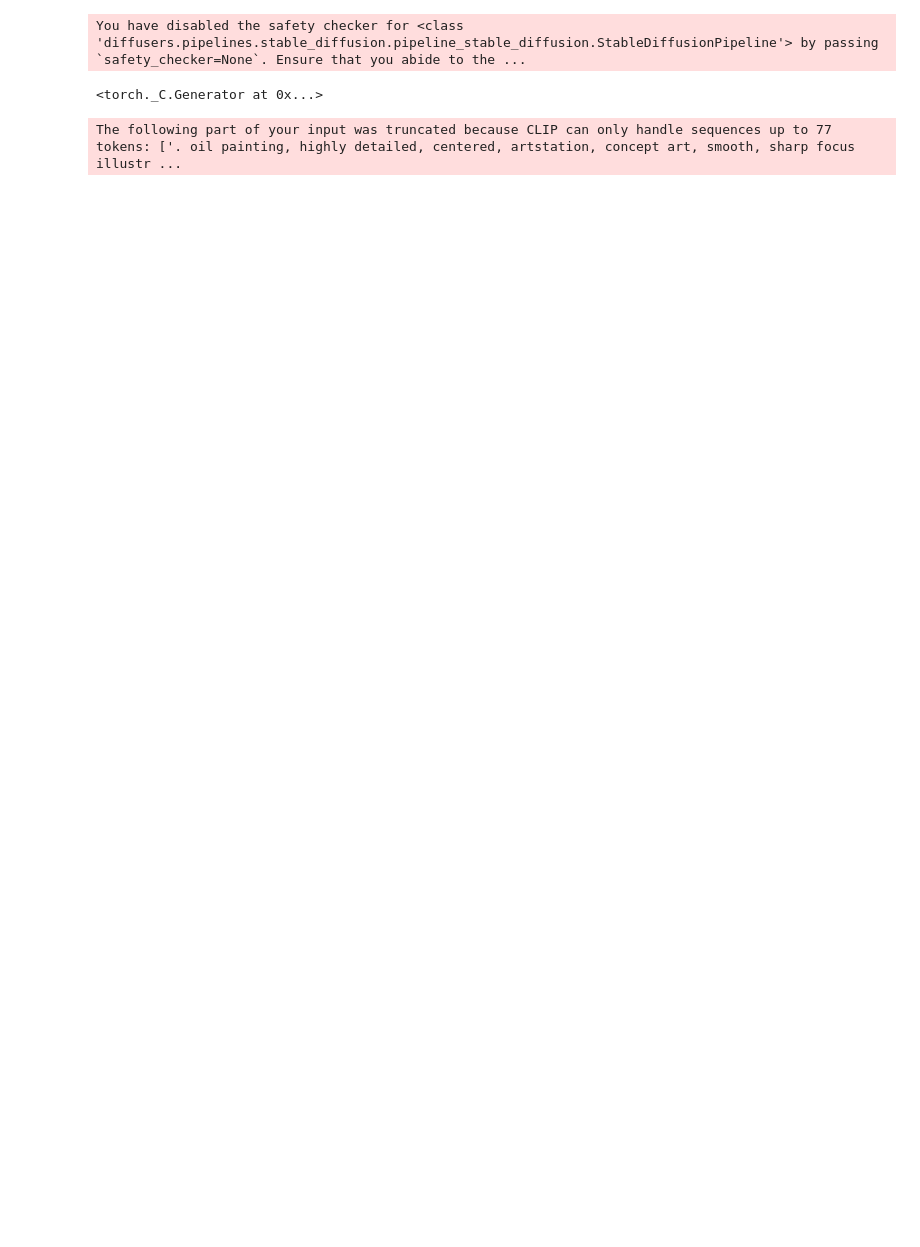
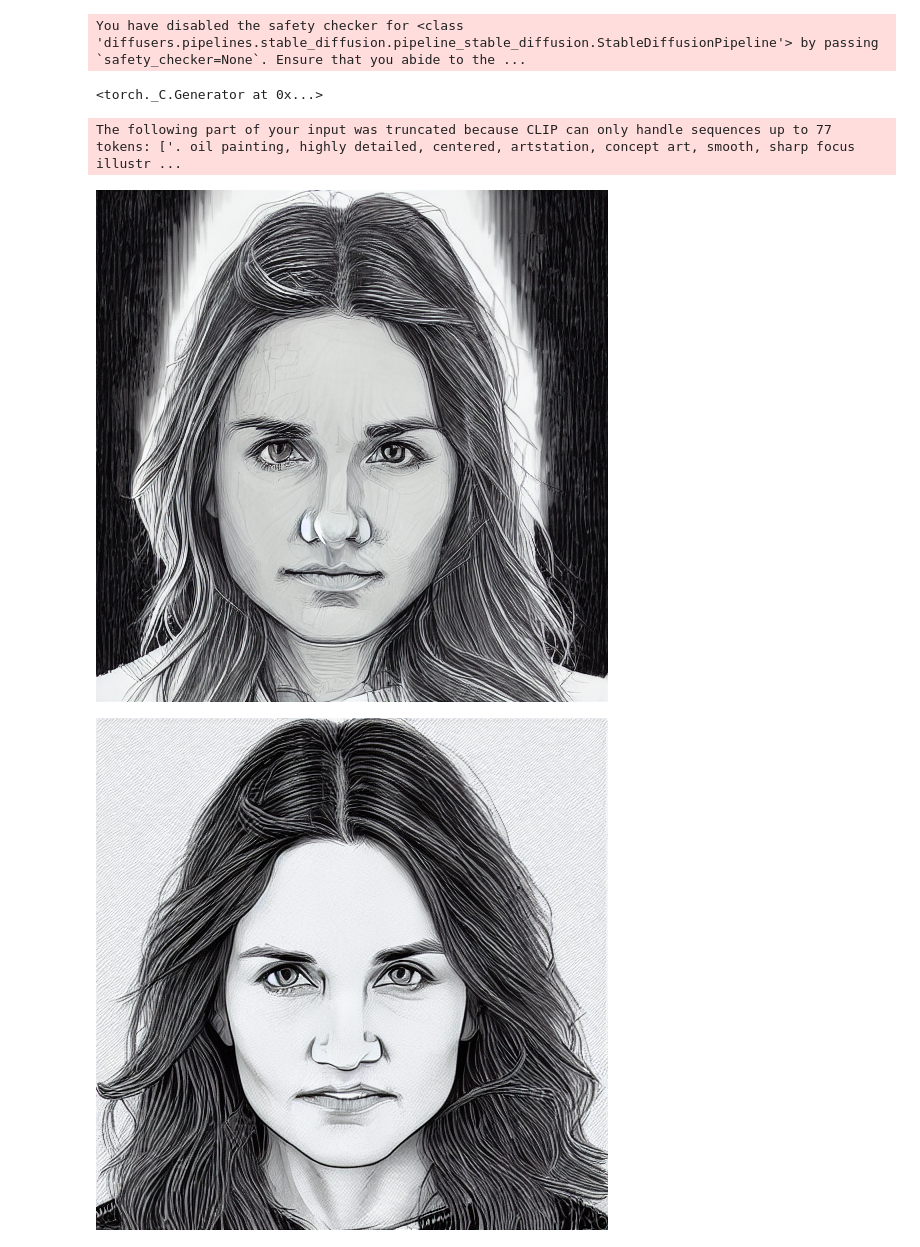
Before and after one commit to Likalto4/Diffusion_models_HF_course, a Jupyter notebook: dreambooth/inference.ipynb, the cells around one changed output. Drawn from its saved outputs; the diff is of its cells as text; code cells hidden in the pictures; blank space fills up the shorter version.

```diff
--- a/dreambooth/inference.ipynb
+++ b/dreambooth/inference.ipynb
@@ -23,24 +21,30 @@ generator.manual_seed(seed)
 You have disabled the safety checker for <class 'diffusers.pipelines.stable_diffusion.pipeline_stable_diffusion.StableDiffusionPipeline'> by passing `safety_checker=None`. Ensure that you abide to the ...
 <torch._C.Generator at 0x...>
 # %%
+seed = 52375
+generator.manual_seed(seed)
+
 prompt = "Portrait of ukj female person as white and black hedcut illustrations pencil sketch by Noli Novakovsky, Dimitri Desiron and Antonio Lopez Garcia, trending on artstation, featured on pixiv, surrealism, official art, deviantart  Portrait of tom cruise as white and black hedcut illustrations pencil sketch by Noli Novakovsky in Star Wars adventure time, LSD therapy. oil painting, highly detailed, centered, artstation, concept art, smooth, sharp focus illustration, artgerm, vermeer, hans holbein, titian, salvador dali, hieronymus bosch, frans hals, rembrandt  Portrait of tom cruise as white and black hedcut illustrations pencil sketch by Noli Novak, old man behind him, 4k, intricate details, highly detailed, trending on artstation  Portrait of tom cruise as white and black hedcut illustrations pencil sketch by Noli Novakovsky trending on artstation skeb pixiv cinematic backlit smoke noir technoir detailed"
 negative_prompt = ""
 num_samples = 4
-guidance_scale = 9
-num_inference_steps = 50
+guidance_scale = 7.5
+num_inference_steps = 24
 size = 512
-image = pipe(
-    prompt=prompt,
-    negative_prompt=negative_prompt,
-    num_images_per_prompt=num_samples,
-    num_inference_steps=num_inference_steps,
-    guidance_scale=guidance_scale,
-    height=size,
-    width=size,
-    generator=generator,
-).images
+with torch.autocast("cuda"), torch.inference_mode():
+    image = pipe(
+        prompt=prompt,
+        negative_prompt=negative_prompt,
+        num_images_per_prompt=num_samples,
+        num_inference_steps=num_inference_steps,
+        guidance_scale=guidance_scale,
+        height=size,
+        width=size,
+        generator=generator,
+    ).images
 
 for img in image:
     display(img)
 # %% [output]
 The following part of your input was truncated because CLIP can only handle sequences up to 77 tokens: ['. oil painting, highly detailed, centered, artstation, concept art, smooth, sharp focus illustr ...
+[figure, added]
+[figure, added]
```
Also changed, not shown: parts of 3 cells of this notebook.
